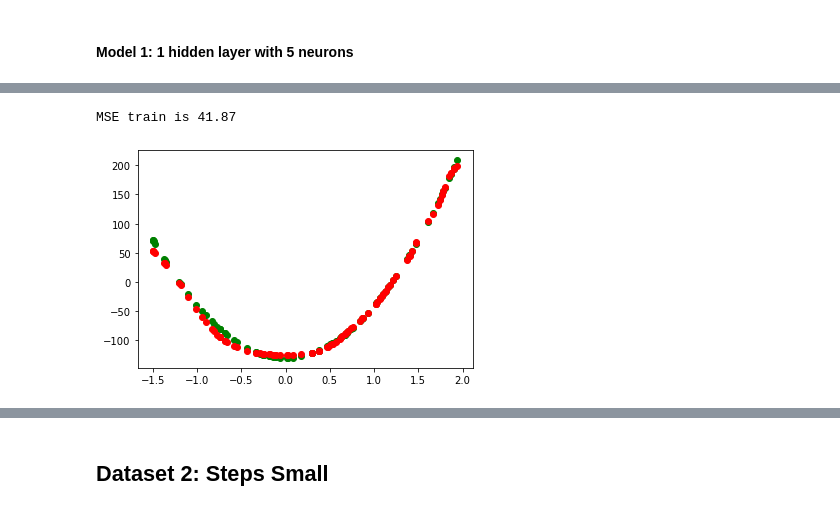
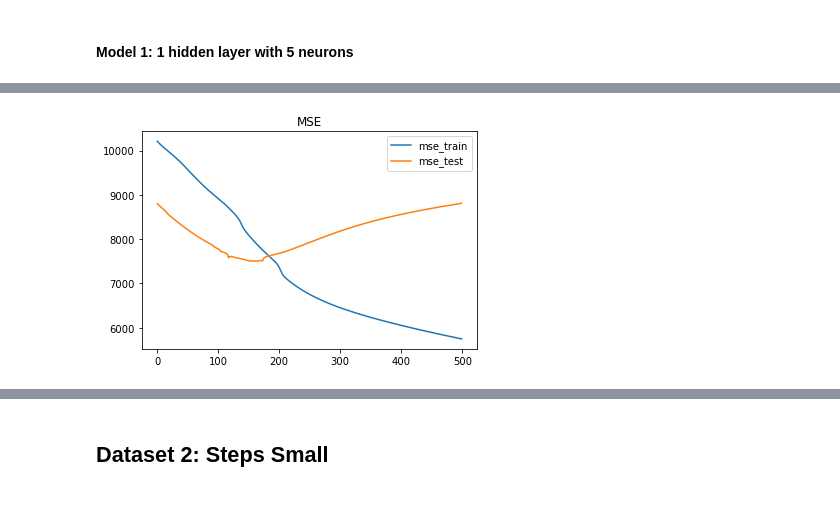
Before and after one commit to mstaczek/miowad, a Jupyter notebook: lab2.ipynb, the cells around one changed output, grey strips where cells are left out. Cells and saved outputs as stored; diff of their text form; code cells hidden in the pictures.

```diff
--- a/lab2.ipynb
+++ b/lab2.ipynb
@@ -74,13 +74,13 @@ Unnamed: 0
 # %% [markdown]
 #### Model 1: 1 hidden layer with 5 neurons
 # %%
-net1_1_5_1 = NeuralNetwork()
+net1_1_5_1 = NeuralNetwork(weights_randomizer='uniform')
 net1_1_5_1.add(Layer(neurons_count=1, add_bias=True))
 net1_1_5_1.add(Layer(neurons_count=5, activation_fun="sigmoid", add_bias=True))
 net1_1_5_1.add(Layer(neurons_count=1, activation_fun="linear", add_bias=False))
 # print(net1_1_5_1)
 # %%
-net1_1_5_1.train(x_train, y_train, epochs=10000, learning_rate=0.003, verbose=False)
+result = net1_1_5_1.train(x_train, y_train,y_train,y_test, epochs=2000, learning_rate=0.0001, batch_size=32, verbose=True)
 y_train_pred_1 = net1_1_5_1.predict(x_train)
 y_train_pred_1 = list(chain.from_iterable(y_train_pred_1))
 mse_1_2 = mse(y_train_pred_1, y_train)
@@ -180,17 +96,11 @@ MSE train is 41.48
-# %%
-net1_1_5_1.train(x_train, y_train, epochs=10000, learning_rate=0.003, verbose=False)
-y_train_pred_1 = net1_1_5_1.predict(x_train)
-y_train_pred_1 = list(chain.from_iterable(y_train_pred_1))
-mse_1_2 = mse(y_train_pred_1, y_train)
-print(f"MSE train is {round(mse_1_2,2)}")
-
-import matplotlib.pyplot as plt
-plt.scatter(x_train, y_train, color="green")
-plt.scatter(x_train, y_train_pred_1, color="red")
-plt.show()
-# %% [output]
-MSE train is 41.87
-[figure, removed]
+# %%
+plt.plot(result["mse_train"],label="mse_train")
+plt.plot(result["mse_test"],label="mse_test")
+plt.title("MSE")
+plt.legend()
+plt.show()
+# %% [output]
+[figure, added]
 # %%
 y_test_pred_1 = net1_1_5_1.predict(x_test)
 y_test_pred_1 = list(chain.from_iterable(y_test_pred_1))
```
Also changed, not shown: parts of 10 cells of this notebook, 2 other files.
